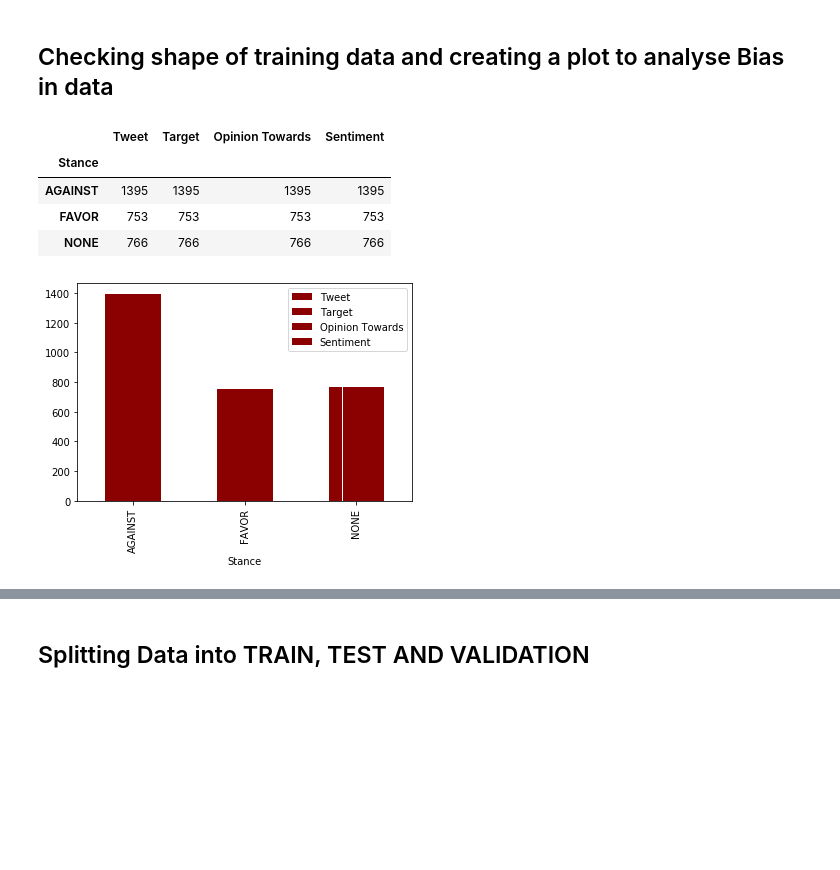
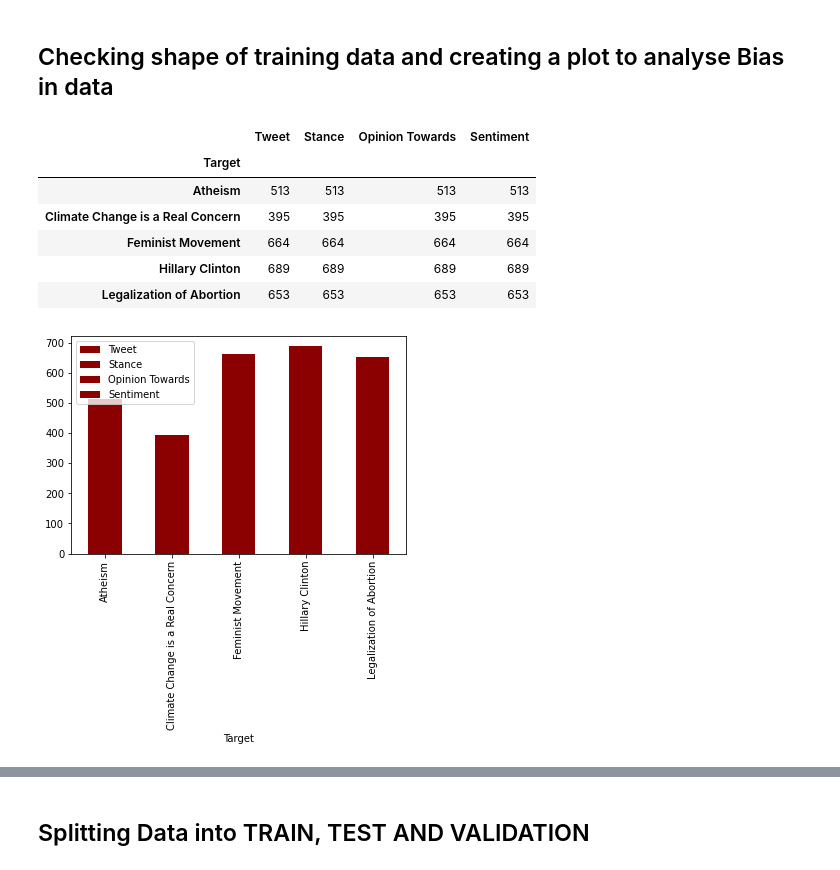
Before and after one commit to jamjewel/Stance-Classification-in-Tweets-using-NLP, a Jupyter notebook: DeepLearningAssignment2.ipynb, the cells around one changed output, grey strips where cells are left out. Drawn from its saved outputs; the diff is of its cells as text; code cells hidden in the pictures; blank space fills up the shorter version.

Commit message:
Data Cleaning and engineering

```diff
--- a/DeepLearningAssignment2.ipynb
+++ b/DeepLearningAssignment2.ipynb
@@ -54,16 +45,18 @@ train.shape
 ## Checking shape of training data and creating a plot to analyse Bias in data
 # %%
 #grouping
-shape_data_group= train.groupby(["Stance"])
-shape_data_group_plot= shape_data_group.count()
+shape_data_group_target= train.groupby(["Target"])
+shape_data_group_plot_target= shape_data_group_target.count()
 # %%
 #plotting bar chart
-shape_data_group_plot.plot(kind='bar',color=('darkred'))
-shape_data_group.count()
+shape_data_group_plot_target.plot(kind='bar',color=('darkred'))
+shape_data_group_target.count()
 # %% [output]
-|  | Tweet | Target | Opinion Towards | Sentiment |
-| Stance |  |  |  |  |
-| AGAINST | 1395 | 1395 | 1395 | 1395 |
-| FAVOR | 753 | 753 | 753 | 753 |
-| NONE | 766 | 766 | 766 | 766 |
+|  | Tweet | Stance | Opinion Towards | Sentiment |
+| Target |  |  |  |  |
+| Atheism | 513 | 513 | 513 | 513 |
+| Climate Change is a Real Concern | 395 | 395 | 395 | 395 |
+| Feminist Movement | 664 | 664 | 664 | 664 |
+| Hillary Clinton | 689 | 689 | 689 | 689 |
+| Legalization of Abortion | 653 | 653 | 653 | 653 |
-[figure, old version]
+[figure, new version]
```
Also changed, not shown: parts of 18 cells of this notebook.
